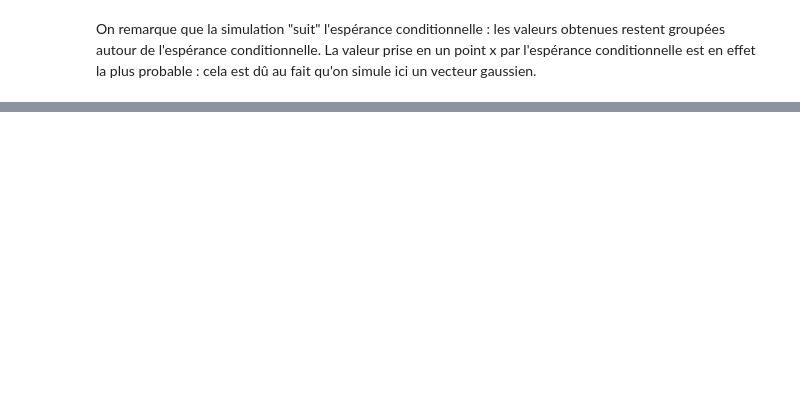
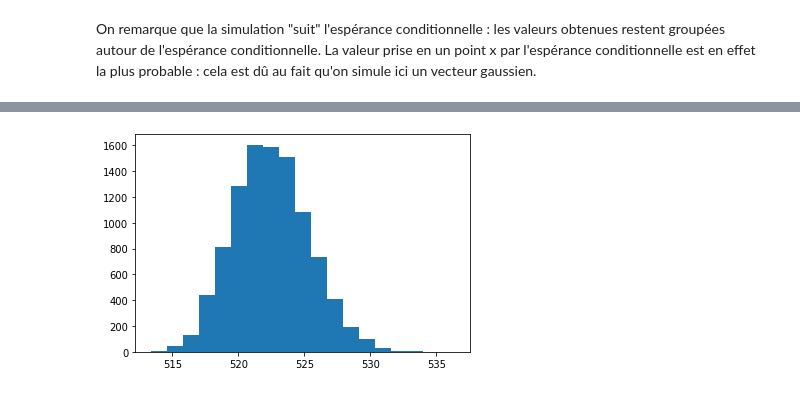
Before and after one commit to jeannebourgarel/projet_proba, a Jupyter notebook: projet_proba.ipynb, the cells around one changed output, grey strips where cells are left out. Saved outputs shown, nothing was run; the diff lists cells and outputs as text; code cells hidden in the pictures; blank space fills up the shorter version.

```diff
--- a/projet_proba.ipynb
+++ b/projet_proba.ipynb
@@ -245,0 +518,4 @@ On remarque que la simulation "suit" l'espérance conditionnelle : les valeurs o
+# %%
+histogramme(10000, Delta)
+# %% [output]
+[figure, added]
```
Also changed, not shown: parts of 61 cells of this notebook.
